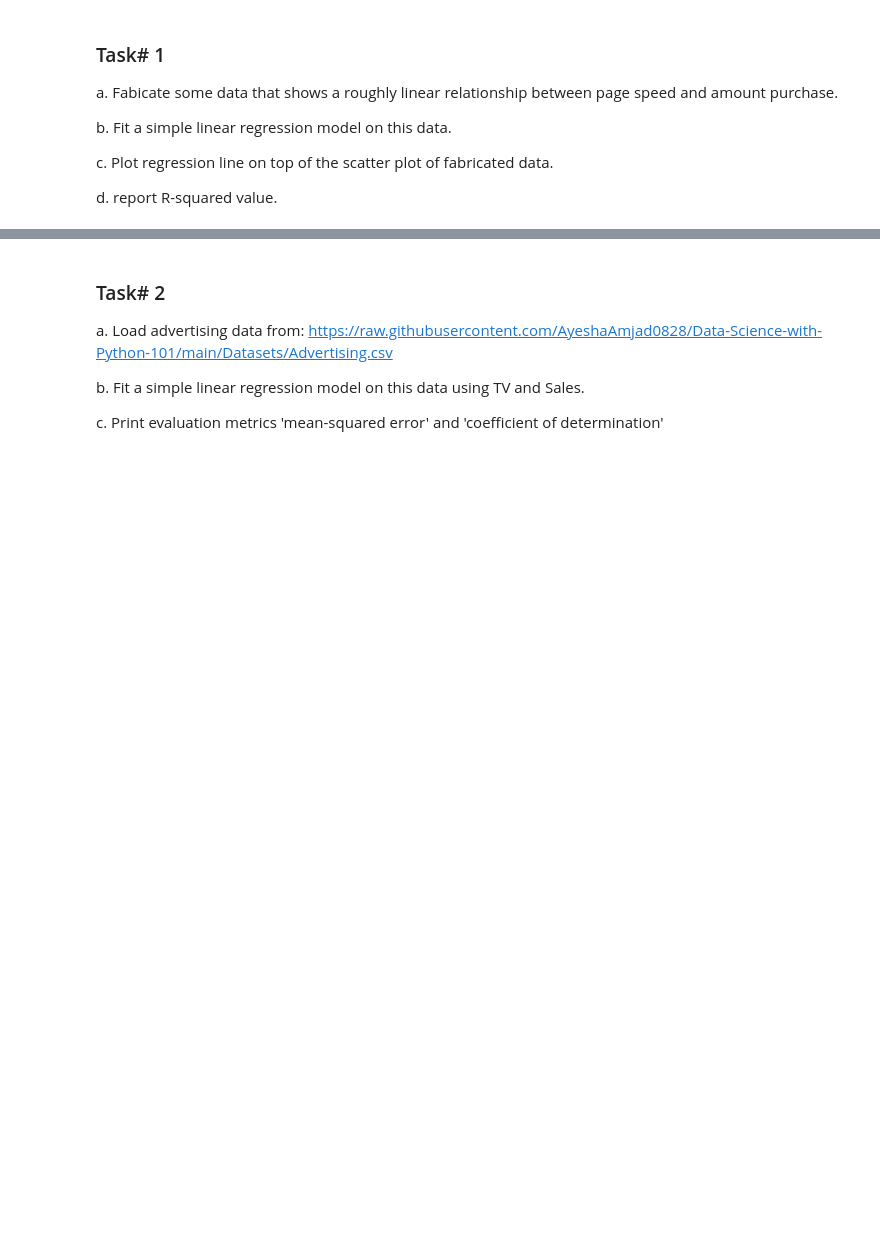
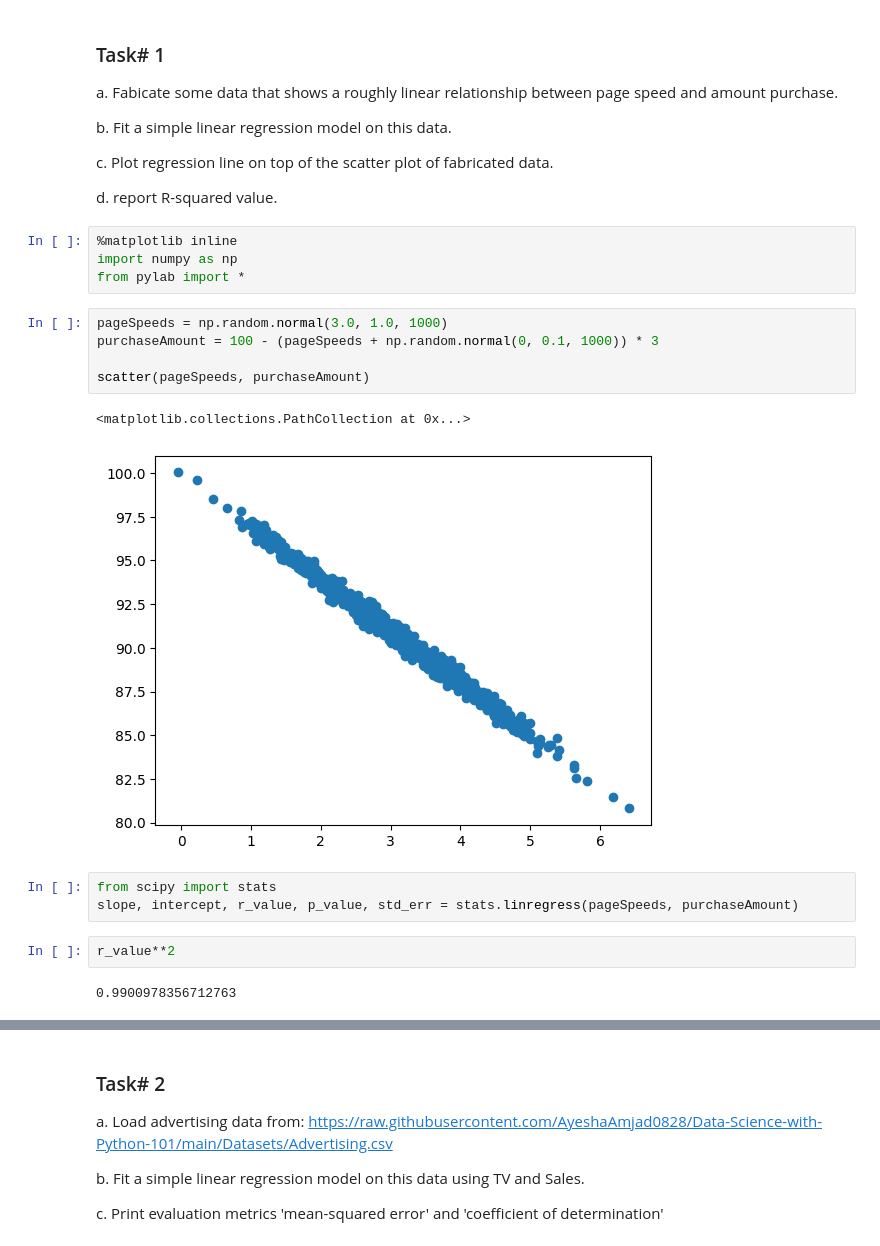
Before and after one commit to AyeshaAmjad0828/Data-Science-with-Python-101, a Jupyter notebook: Python Scripts - In Session/Linear_Regression.ipynb, the cells around one changed output, grey strips where cells are left out. Drawn from its saved outputs; the diff is of its cells as text; blank space fills up the shorter version.

```diff
--- a/Python Scripts - In Session/Linear_Regression.ipynb
+++ b/Python Scripts - In Session/Linear_Regression.ipynb
@@ -21,3 +21,22 @@ b. Fit a simple linear regression model on this data.
 c. Plot regression line on top of the scatter plot of fabricated data.
 
 d. report R-squared value.
+# %%
+%matplotlib inline
+import numpy as np
+from pylab import *
+# %%
+pageSpeeds = np.random.normal(3.0, 1.0, 1000)
+purchaseAmount = 100 - (pageSpeeds + np.random.normal(0, 0.1, 1000)) * 3
+
+scatter(pageSpeeds, purchaseAmount)
+# %% [output]
+<matplotlib.collections.PathCollection at 0x...>
+[figure, added]
+# %%
+from scipy import stats
+slope, intercept, r_value, p_value, std_err = stats.linregress(pageSpeeds, purchaseAmount)
+# %%
+r_value**2
+# %% [output]
+0.9900978356712763
```
Also changed, not shown: parts of 52 cells of this notebook, 1 other file.
